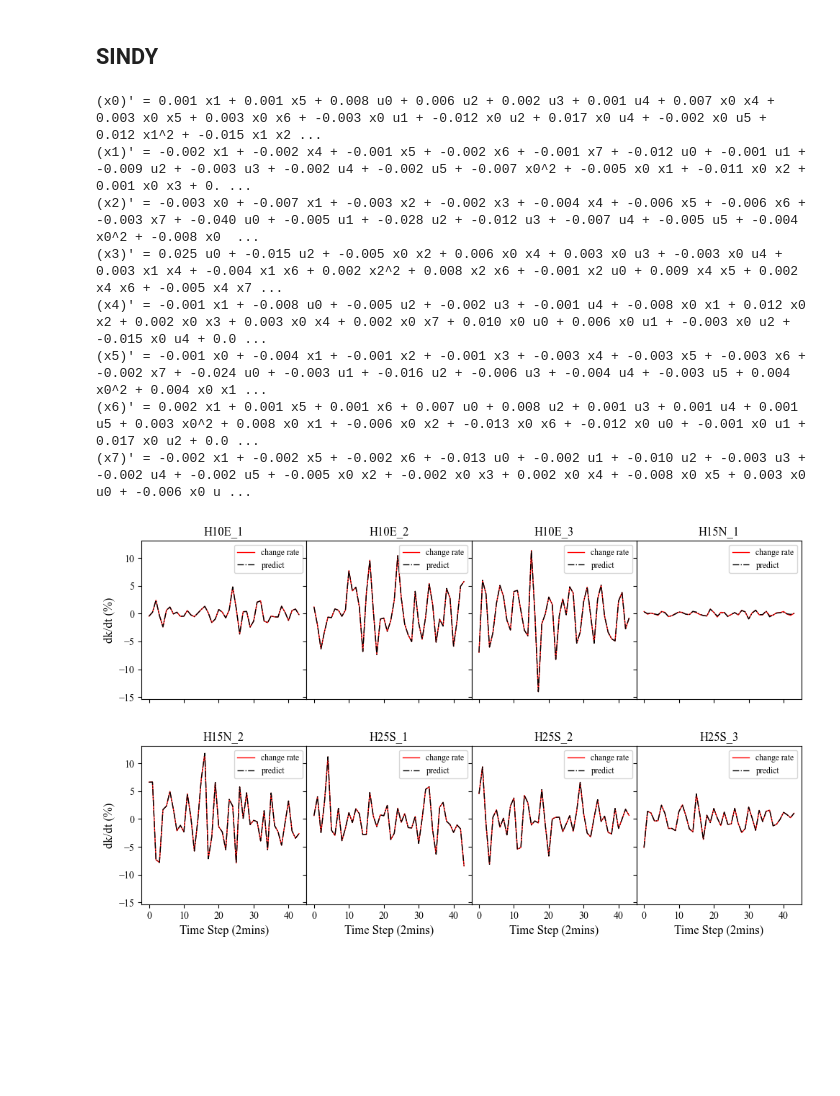
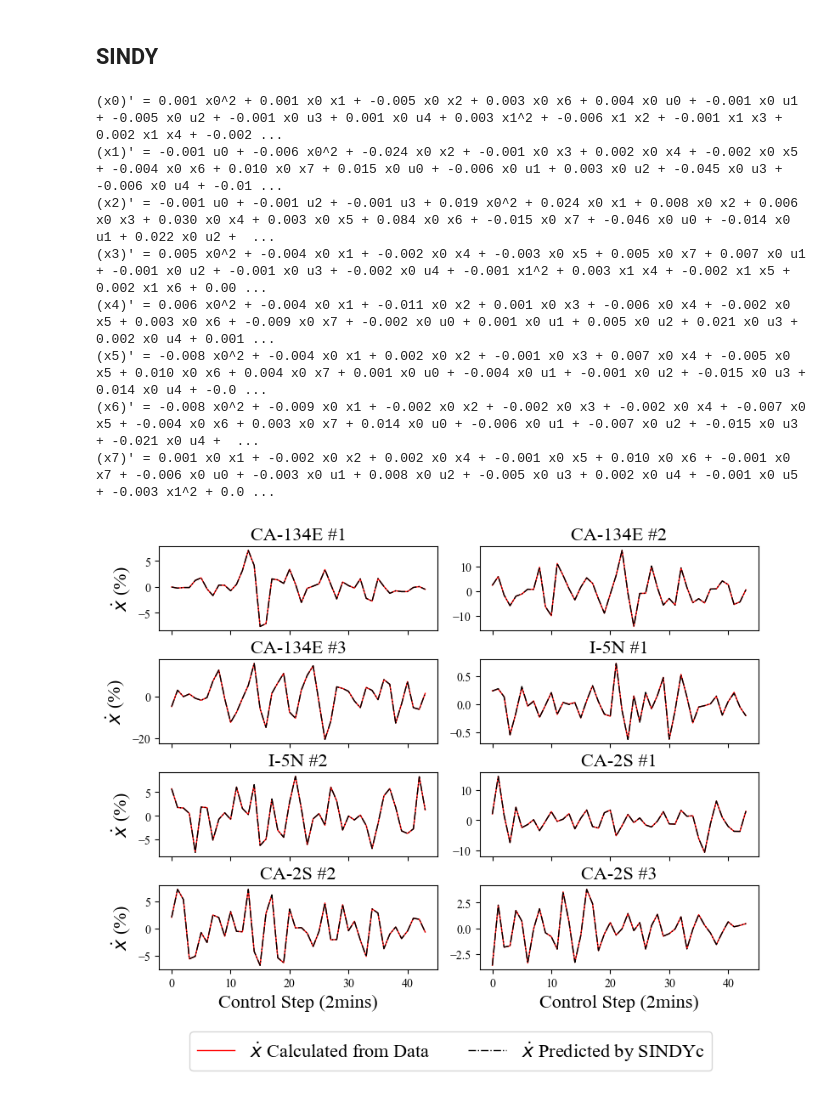
Before and after one commit to wzh96/SUMO_TrafficNetwork, a Jupyter notebook: 2DNetwork/Dynamics_2D.ipynb, the cells around one changed output. Cells and saved outputs as stored; diff of their text form; code cells hidden in the pictures; blank space fills up the shorter version.

Commit message:
Updates Plots

```diff
--- a/2DNetwork/Dynamics_2D.ipynb
+++ b/2DNetwork/Dynamics_2D.ipynb
@@ -13,7 +13,11 @@ control_interval = params['control_interval']
 burnin_step = params['burnin_step']
 burnin_control_step = int(burnin_step/control_interval) # calculate the control step that are within the burnin period
 # %%
-flow_all, _, occupancy_all, flow_dt, _, occupancy_dt = data_loader_main(csv_dict='Sim_Results/Ramp_MPC')
+flow_all, _, occupancy_all, flow_dt, _, occupancy_dt = data_loader_main(csv_dict='Sim_Results/Ramp_ALIANA')
+flow_all_MPC, _, occupancy_all_MPC, flow_dt_MPC, _, occupancy_dt_MPC = data_loader_main(csv_dict='Sim_Results/Ramp_MPCRefine4')
 # %%
-control_input = pd.read_csv('Results/Meter_Rate_MPC.csv')
+control_input = pd.read_csv('Results/Meter_Rate_ALIANA.csv')
 control_input = control_input/10
+
+control_input_MPC = pd.read_csv('Results/Meter_Rate_MPCRefine4.csv')
+control_input_MPC = control_input_MPC/10
@@ -24,3 +24,10 @@ burnin_control_step
+# %%
+occupancy_all.rename(columns={"H10E_1": "CA-134E #1", "H10E_2": "CA-134E #2", "H10E_3": "CA-134E #3", "H15N_1": "I-5N #1", "H15N_2": "I-5N #2", "H25S_1": "CA-2S #1", "H25S_2": "CA-2S #2", "H25S_3": "CA-2S #3"}, inplace=True)
+occupancy_dt.rename(columns={"H10E_1": "CA-134E #1", "H10E_2": "CA-134E #2", "H10E_3": "CA-134E #3", "H15N_1": "I-5N #1", "H15N_2": "I-5N #2", "H25S_1": "CA-2S #1", "H25S_2": "CA-2S #2", "H25S_3": "CA-2S #3"}, inplace=True)
+
+occupancy_all_MPC.rename(columns={"H10E_1": "CA-134E #1", "H10E_2": "CA-134E #2", "H10E_3": "CA-134E #3", "H15N_1": "I-5N #1", "H15N_2": "I-5N #2", "H25S_1": "CA-2S #1", "H25S_2": "CA-2S #2", "H25S_3": "CA-2S #3"}, inplace=True)
+
+occupancy_dt_MPC.rename(columns={"H10E_1": "CA-134E #1", "H10E_2": "CA-134E #2", "H10E_3": "CA-134E #3", "H15N_1": "I-5N #1", "H15N_2": "I-5N #2", "H25S_1": "CA-2S #1", "H25S_2": "CA-2S #2", "H25S_3": "CA-2S #3"}, inplace=True)
 # %%
 occupancy_all, occupancy_dt = occupancy_all.iloc[burnin_control_step:, :], occupancy_dt.iloc[burnin_control_step:, :]
 control_input = control_input.iloc[burnin_control_step:, :]
@@ -75,18 +43,18 @@ plt.show()
 # %% [markdown]
 ## SINDY
 # %%
-model = SINDy_Train(x = occupancy_all, dx = occupancy_dt, u = control_input, threshold= 0.001)
+model = SINDy_Train(x = occupancy_all, dx = occupancy_dt, u = control_input, threshold= 0.0002)
 # %%
 model.print()
 # %% [output]
-(x0)' = 0.001 x1 + 0.001 x5 + 0.008 u0 + 0.006 u2 + 0.002 u3 + 0.001 u4 + 0.007 x0 x4 + 0.003 x0 x5 + 0.003 x0 x6 + -0.003 x0 u1 + -0.012 x0 u2 + 0.017 x0 u4 + -0.002 x0 u5 + 0.012 x1^2 + -0.015 x1 x2 ...
-(x1)' = -0.002 x1 + -0.002 x4 + -0.001 x5 + -0.002 x6 + -0.001 x7 + -0.012 u0 + -0.001 u1 + -0.009 u2 + -0.003 u3 + -0.002 u4 + -0.002 u5 + -0.007 x0^2 + -0.005 x0 x1 + -0.011 x0 x2 + 0.001 x0 x3 + 0. ...
-(x2)' = -0.003 x0 + -0.007 x1 + -0.003 x2 + -0.002 x3 + -0.004 x4 + -0.006 x5 + -0.006 x6 + -0.003 x7 + -0.040 u0 + -0.005 u1 + -0.028 u2 + -0.012 u3 + -0.007 u4 + -0.005 u5 + -0.004 x0^2 + -0.008 x0  ...
-(x3)' = 0.025 u0 + -0.015 u2 + -0.005 x0 x2 + 0.006 x0 x4 + 0.003 x0 u3 + -0.003 x0 u4 + 0.003 x1 x4 + -0.004 x1 x6 + 0.002 x2^2 + 0.008 x2 x6 + -0.001 x2 u0 + 0.009 x4 x5 + 0.002 x4 x6 + -0.005 x4 x7 ...
-(x4)' = -0.001 x1 + -0.008 u0 + -0.005 u2 + -0.002 u3 + -0.001 u4 + -0.008 x0 x1 + 0.012 x0 x2 + 0.002 x0 x3 + 0.003 x0 x4 + 0.002 x0 x7 + 0.010 x0 u0 + 0.006 x0 u1 + -0.003 x0 u2 + -0.015 x0 u4 + 0.0 ...
-(x5)' = -0.001 x0 + -0.004 x1 + -0.001 x2 + -0.001 x3 + -0.003 x4 + -0.003 x5 + -0.003 x6 + -0.002 x7 + -0.024 u0 + -0.003 u1 + -0.016 u2 + -0.006 u3 + -0.004 u4 + -0.003 u5 + 0.004 x0^2 + 0.004 x0 x1 ...
-(x6)' = 0.002 x1 + 0.001 x5 + 0.001 x6 + 0.007 u0 + 0.008 u2 + 0.001 u3 + 0.001 u4 + 0.001 u5 + 0.003 x0^2 + 0.008 x0 x1 + -0.006 x0 x2 + -0.013 x0 x6 + -0.012 x0 u0 + -0.001 x0 u1 + 0.017 x0 u2 + 0.0 ...
-(x7)' = -0.002 x1 + -0.002 x5 + -0.002 x6 + -0.013 u0 + -0.002 u1 + -0.010 u2 + -0.003 u3 + -0.002 u4 + -0.002 u5 + -0.005 x0 x2 + -0.002 x0 x3 + 0.002 x0 x4 + -0.008 x0 x5 + 0.003 x0 u0 + -0.006 x0 u ...
+(x0)' = 0.001 x0^2 + 0.001 x0 x1 + -0.005 x0 x2 + 0.003 x0 x6 + 0.004 x0 u0 + -0.001 x0 u1 + -0.005 x0 u2 + -0.001 x0 u3 + 0.001 x0 u4 + 0.003 x1^2 + -0.006 x1 x2 + -0.001 x1 x3 + 0.002 x1 x4 + -0.002 ...
+(x1)' = -0.001 u0 + -0.006 x0^2 + -0.024 x0 x2 + -0.001 x0 x3 + 0.002 x0 x4 + -0.002 x0 x5 + -0.004 x0 x6 + 0.010 x0 x7 + 0.015 x0 u0 + -0.006 x0 u1 + 0.003 x0 u2 + -0.045 x0 u3 + -0.006 x0 u4 + -0.01 ...
+(x2)' = -0.001 u0 + -0.001 u2 + -0.001 u3 + 0.019 x0^2 + 0.024 x0 x1 + 0.008 x0 x2 + 0.006 x0 x3 + 0.030 x0 x4 + 0.003 x0 x5 + 0.084 x0 x6 + -0.015 x0 x7 + -0.046 x0 u0 + -0.014 x0 u1 + 0.022 x0 u2 +  ...
+(x3)' = 0.005 x0^2 + -0.004 x0 x1 + -0.002 x0 x4 + -0.003 x0 x5 + 0.005 x0 x7 + 0.007 x0 u1 + -0.001 x0 u2 + -0.001 x0 u3 + -0.002 x0 u4 + -0.001 x1^2 + 0.003 x1 x4 + -0.002 x1 x5 + 0.002 x1 x6 + 0.00 ...
+(x4)' = 0.006 x0^2 + -0.004 x0 x1 + -0.011 x0 x2 + 0.001 x0 x3 + -0.006 x0 x4 + -0.002 x0 x5 + 0.003 x0 x6 + -0.009 x0 x7 + -0.002 x0 u0 + 0.001 x0 u1 + 0.005 x0 u2 + 0.021 x0 u3 + 0.002 x0 u4 + 0.001 ...
+(x5)' = -0.008 x0^2 + -0.004 x0 x1 + 0.002 x0 x2 + -0.001 x0 x3 + 0.007 x0 x4 + -0.005 x0 x5 + 0.010 x0 x6 + 0.004 x0 x7 + 0.001 x0 u0 + -0.004 x0 u1 + -0.001 x0 u2 + -0.015 x0 u3 + 0.014 x0 u4 + -0.0 ...
+(x6)' = -0.008 x0^2 + -0.009 x0 x1 + -0.002 x0 x2 + -0.002 x0 x3 + -0.002 x0 x4 + -0.007 x0 x5 + -0.004 x0 x6 + 0.003 x0 x7 + 0.014 x0 u0 + -0.006 x0 u1 + -0.007 x0 u2 + -0.015 x0 u3 + -0.021 x0 u4 +  ...
+(x7)' = 0.001 x0 x1 + -0.002 x0 x2 + 0.002 x0 x4 + -0.001 x0 x5 + 0.010 x0 x6 + -0.001 x0 x7 + -0.006 x0 u0 + -0.003 x0 u1 + 0.008 x0 u2 + -0.005 x0 u3 + 0.002 x0 u4 + -0.001 x0 u5 + -0.003 x1^2 + 0.0 ...
 # %%
 # Predict derivatives using the learned model
 occupancy_dt_pred = model.predict(occupancy_all, u=control_input)
@@ -94,27 +62,29 @@ occupancy_dt_pred = model.predict(occupancy_all, u=control_input)
 # %%
 # occupancy_dt = occupancy_dt.reset_index(drop=True)
 # %%
-fig, axs = plt.subplots(nrows=2, ncols=4, figsize=(10, 6), sharex=True, sharey=True)
+fig, axs = plt.subplots(nrows=4, ncols=2, figsize=(8, 6), sharex=True, sharey=False)
 # Plot each column in a separate subplot
-for row in range(2):
-    for col in range(4):
-        index = row*4 + col
-        axs[row, col].plot(occupancy_dt.iloc[:, index], "-", label = 'change rate', color = "red",linewidth=1)
-        axs[row, col].plot(occupancy_dt_pred[:, index], "-.", label = 'predict', color = "black", linewidth=1)
-        axs[row, col].legend(loc='upper right', fontsize='small')
-        axs[row, col].set_title(flow_all.columns[index], fontsize=12)
+for row in range(4):
+    for col in range(2):
+        index = row*2 + col
+        axs[row, col].plot(occupancy_dt.iloc[:, index], "-", label = '$\dot{x}$ Calculated from Data', color = "red",linewidth=1)
+        axs[row, col].plot(occupancy_dt_pred[:, index], "-.", label = '$\dot{x}$ Predicted by SINDYc', color = "black", linewidth=1)
+        axs[row, col].set_title(occupancy_all.columns[index], fontsize=16)
         # axs[row, col].set_ylim([-50, 50])
 
-for col in range(4):
-    axs[1,col].set_xlabel('Time Step (2mins)', fontsize = 12)
+for col in range(2):
+    axs[3,col].set_xlabel('Control Step (2mins)', fontsize = 16)
 
-for row in range(2):
-    axs[row,0].set_ylabel('dk/dt (%)', fontsize = 12)
+for row in range(4):
+    axs[row,0].set_ylabel('$\dot{x}$ (%)', fontsize = 16)
+
+handles, labels = axs[0,0].get_legend_handles_labels()
+lgd = fig.legend(handles, labels, loc='lower left', bbox_to_anchor=(0.13,-0.11), fontsize=16, ncol = 3)
 # Show the figure
 plt.tight_layout()
-plt.subplots_adjust(hspace=0.3, wspace=0)
+plt.subplots_adjust(hspace=0.35, wspace=0.15)
 plt.rcParams['font.family'] = 'Times New Roman'
 plt.show()
-fig.savefig('Figures/SINDy_Predict.png', dpi=300)
+fig.savefig('Figures/SINDy_Predict.png', dpi=300, bbox_inches='tight')
 # %% [output]
-[figure, old version]
+[figure, new version]
```
Also changed, not shown: parts of 4 cells of this notebook, 19 other files.
